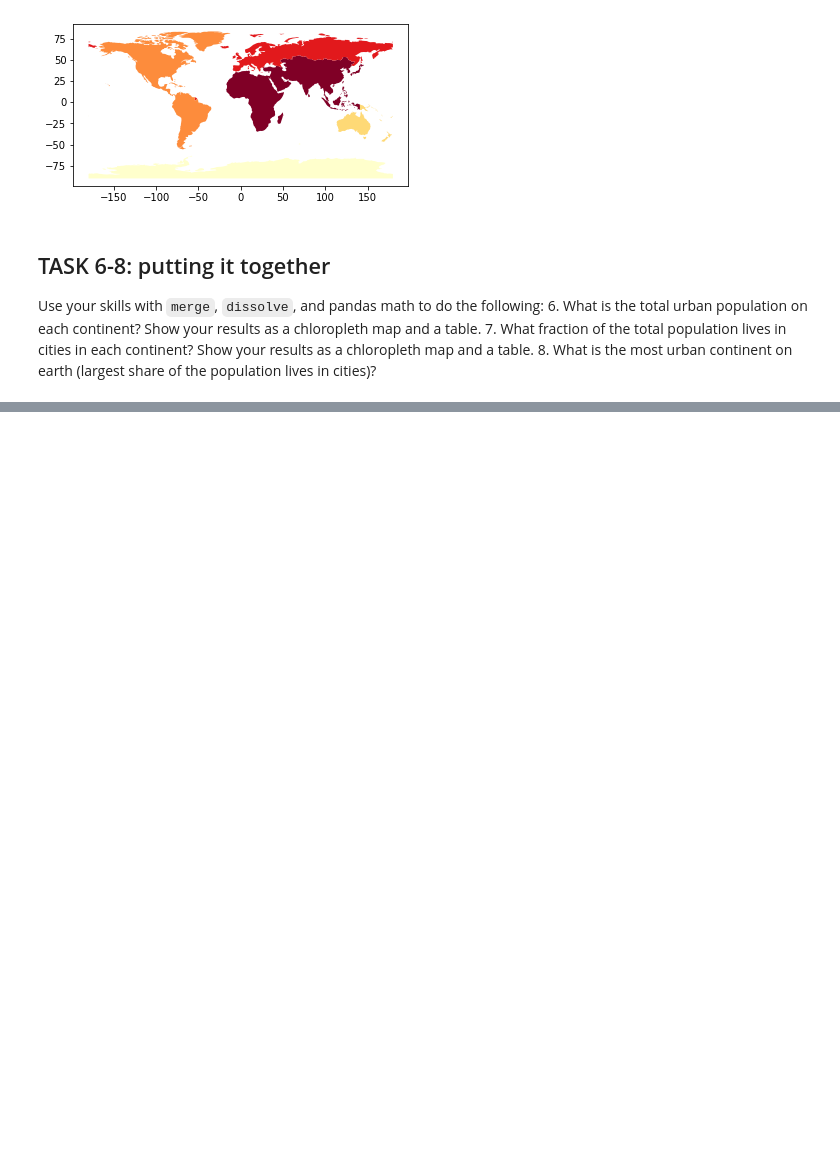
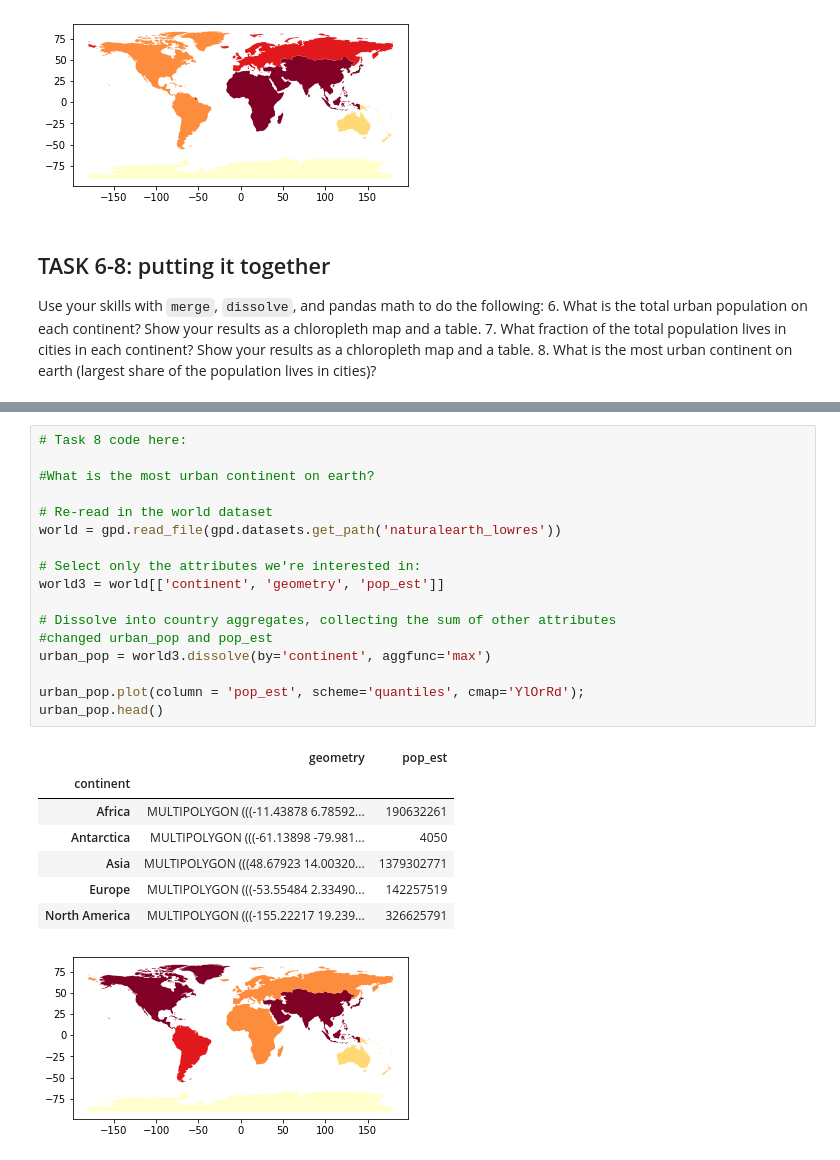
Before and after one commit to MarilynSmith1/EnvDatSci22, a Jupyter notebook: CodeSprints/VectorData101.ipynb, the cells around one changed output, grey strips where cells are left out. Saved outputs shown, nothing was run; the diff lists cells and outputs as text; blank space fills up the shorter version.

```diff
--- a/CodeSprints/VectorData101.ipynb
+++ b/CodeSprints/VectorData101.ipynb
@@ -728,0 +788,26 @@ Use your skills with `merge`, `dissolve`, and pandas math to do the following:
+# %%
+# Task 8 code here:
+
+#What is the most urban continent on earth?
+
+# Re-read in the world dataset
+world = gpd.read_file(gpd.datasets.get_path('naturalearth_lowres'))
+
+# Select only the attributes we're interested in:
+world3 = world[['continent', 'geometry', 'pop_est']]
+
+# Dissolve into country aggregates, collecting the sum of other attributes
+#changed urban_pop and pop_est
+urban_pop = world3.dissolve(by='continent', aggfunc='max')
+
+urban_pop.plot(column = 'pop_est', scheme='quantiles', cmap='YlOrRd');
+urban_pop.head()
+# %% [output]
+|  | geometry | pop_est |
+| continent |  |  |
+| Africa | MULTIPOLYGON (((-11.43878 6.78592... | 190632261 |
+| Antarctica | MULTIPOLYGON (((-61.13898 -79.981... | 4050 |
+| Asia | MULTIPOLYGON (((48.67923 14.00320... | 1379302771 |
+| Europe | MULTIPOLYGON (((-53.55484 2.33490... | 142257519 |
+| North America | MULTIPOLYGON (((-155.22217 19.239... | 326625791 |
+[figure, added]
```
Also changed, not shown: parts of 6 cells of this notebook.
